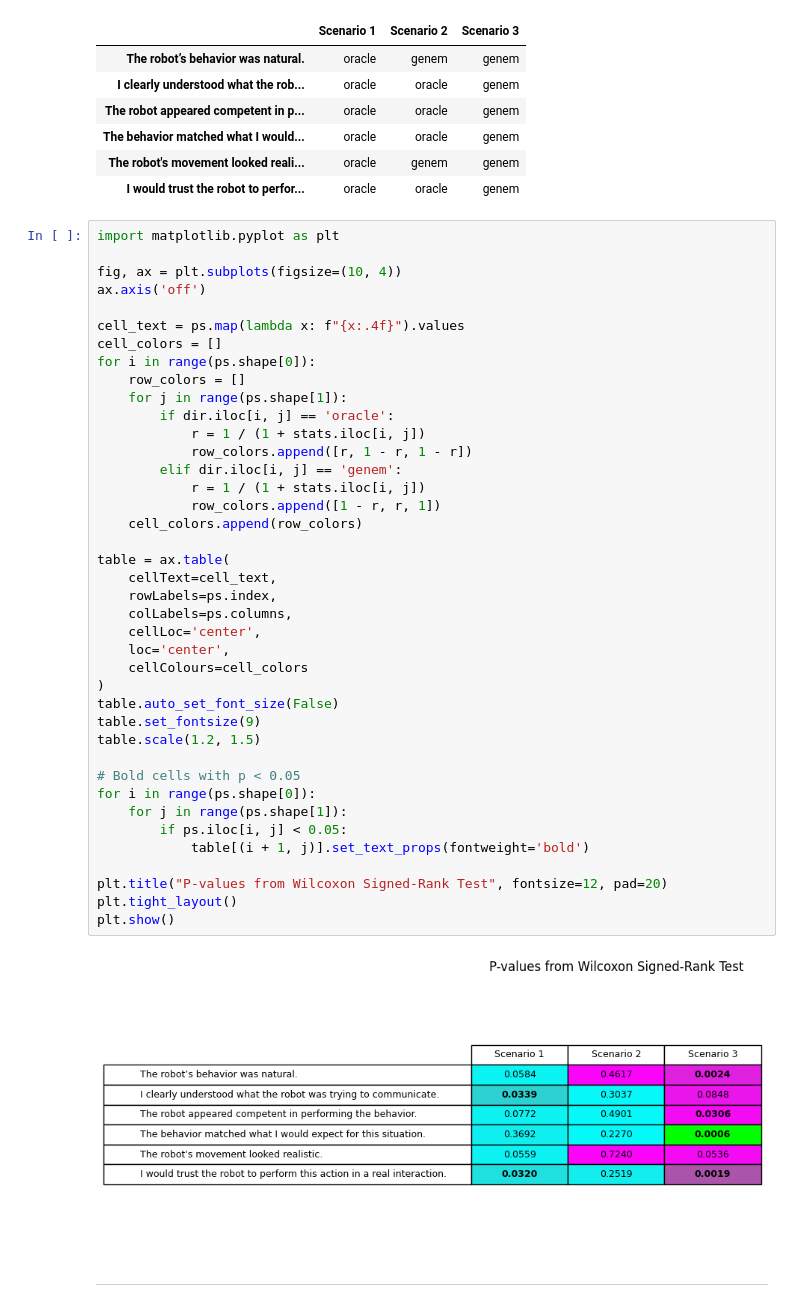
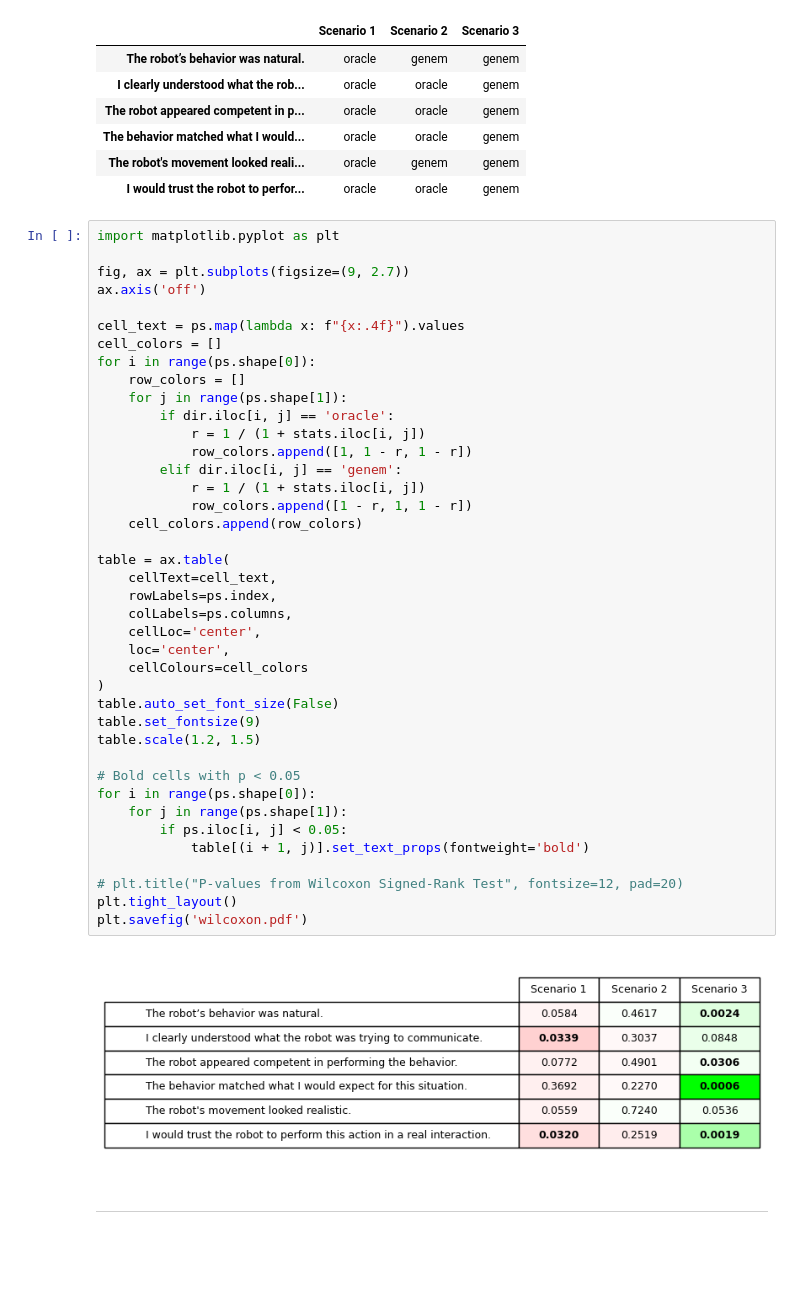
Before and after one commit to njanwani/something, a Jupyter notebook: analysis/analysis.ipynb, the cells around one changed output. Cells and saved outputs as stored; diff of their text form; blank space fills up the shorter version.

```diff
--- a/analysis/analysis.ipynb
+++ b/analysis/analysis.ipynb
@@ -137,45 +139,45 @@ dir
 # %%
 import matplotlib.pyplot as plt
 
-fig, ax = plt.subplots(figsize=(10, 4))
+fig, ax = plt.subplots(figsize=(9, 2.7))
 ax.axis('off')
 
 cell_text = ps.map(lambda x: f"{x:.4f}").values
 cell_colors = []
 for i in range(ps.shape[0]):
     row_colors = []
     for j in range(ps.shape[1]):
         if dir.iloc[i, j] == 'oracle':
             r = 1 / (1 + stats.iloc[i, j])
-            row_colors.append([r, 1 - r, 1 - r])
+            row_colors.append([1, 1 - r, 1 - r])
         elif dir.iloc[i, j] == 'genem':
             r = 1 / (1 + stats.iloc[i, j])
-            row_colors.append([1 - r, r, 1])
+            row_colors.append([1 - r, 1, 1 - r])
     cell_colors.append(row_colors)
 
 table = ax.table(
     cellText=cell_text,
     rowLabels=ps.index,
     colLabels=ps.columns,
     cellLoc='center',
     loc='center',
     cellColours=cell_colors
 )
 table.auto_set_font_size(False)
 table.set_fontsize(9)
 table.scale(1.2, 1.5)
 
 # Bold cells with p < 0.05
 for i in range(ps.shape[0]):
     for j in range(ps.shape[1]):
         if ps.iloc[i, j] < 0.05:
             table[(i + 1, j)].set_text_props(fontweight='bold')
 
-plt.title("P-values from Wilcoxon Signed-Rank Test", fontsize=12, pad=20)
+# plt.title("P-values from Wilcoxon Signed-Rank Test", fontsize=12, pad=20)
 plt.tight_layout()
-plt.show()
+plt.savefig('wilcoxon.pdf')
 # %% [output]
-[figure, old version]
+[figure, new version]
 # %% [markdown]
 -------
 # %%
```
Also changed, not shown: parts of 2 cells of this notebook, 3 other files.
